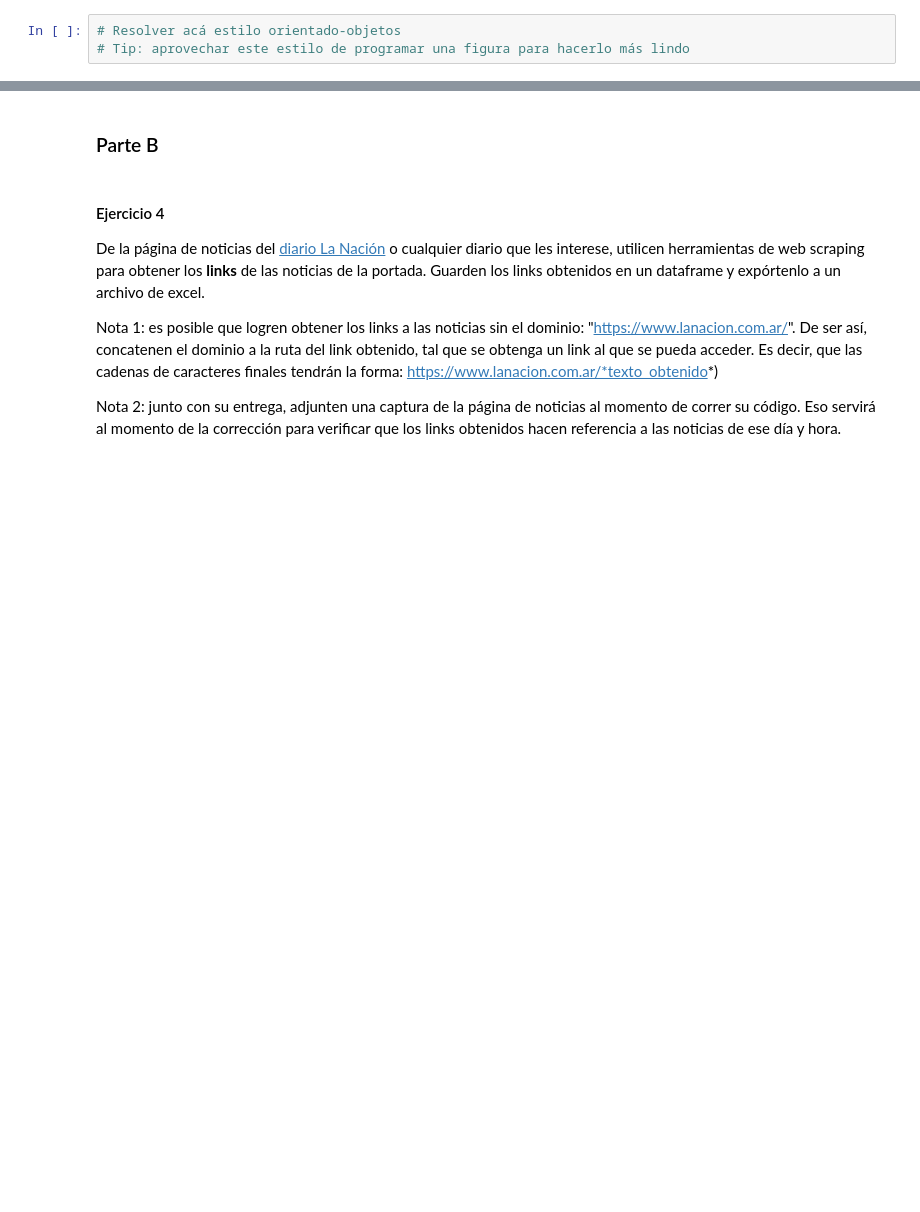
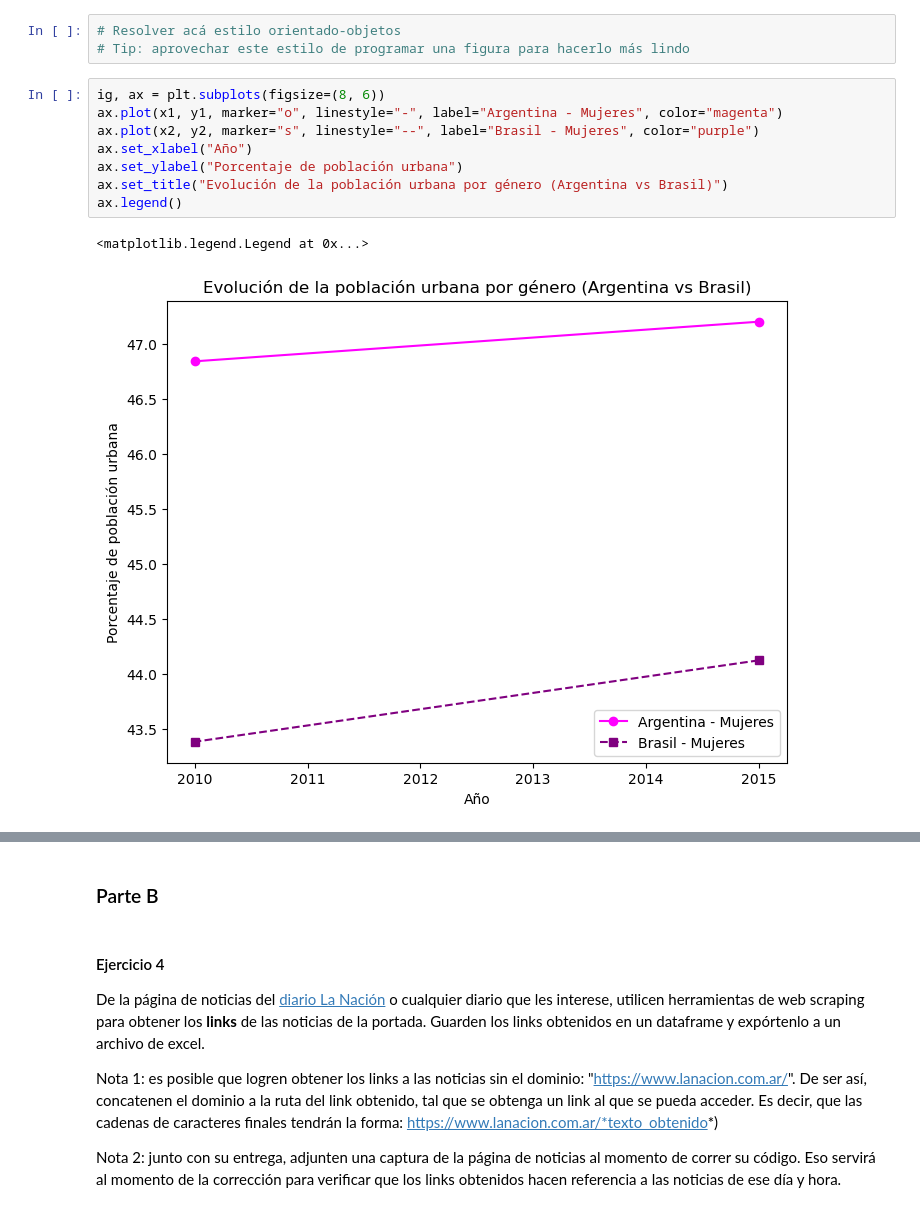
Before and after one commit to MatiasCostanzo2726/BigDataUBA-Grupo9, a Jupyter notebook: TP1-UBA_RAMA_PRINCIPAL.ipynb, the cells around one changed output, grey strips where cells are left out. Cells and saved outputs as stored; diff of their text form; blank space fills up the shorter version.

```diff
--- a/TP1-UBA_RAMA_PRINCIPAL.ipynb
+++ b/TP1-UBA_RAMA_PRINCIPAL.ipynb
@@ -269,3 +269,14 @@ plt.show()
 # %%
 # Resolver acá estilo orientado-objetos
 # Tip: aprovechar este estilo de programar una figura para hacerlo más lindo
+# %%
+ig, ax = plt.subplots(figsize=(8, 6))
+ax.plot(x1, y1, marker="o", linestyle="-", label="Argentina - Mujeres", color="magenta")
+ax.plot(x2, y2, marker="s", linestyle="--", label="Brasil - Mujeres", color="purple")
+ax.set_xlabel("Año")
+ax.set_ylabel("Porcentaje de población urbana")
+ax.set_title("Evolución de la población urbana por género (Argentina vs Brasil)")
+ax.legend()
+# %% [output]
+<matplotlib.legend.Legend at 0x...>
+[figure, added]
```
Also changed, not shown: parts of 4 cells of this notebook.
